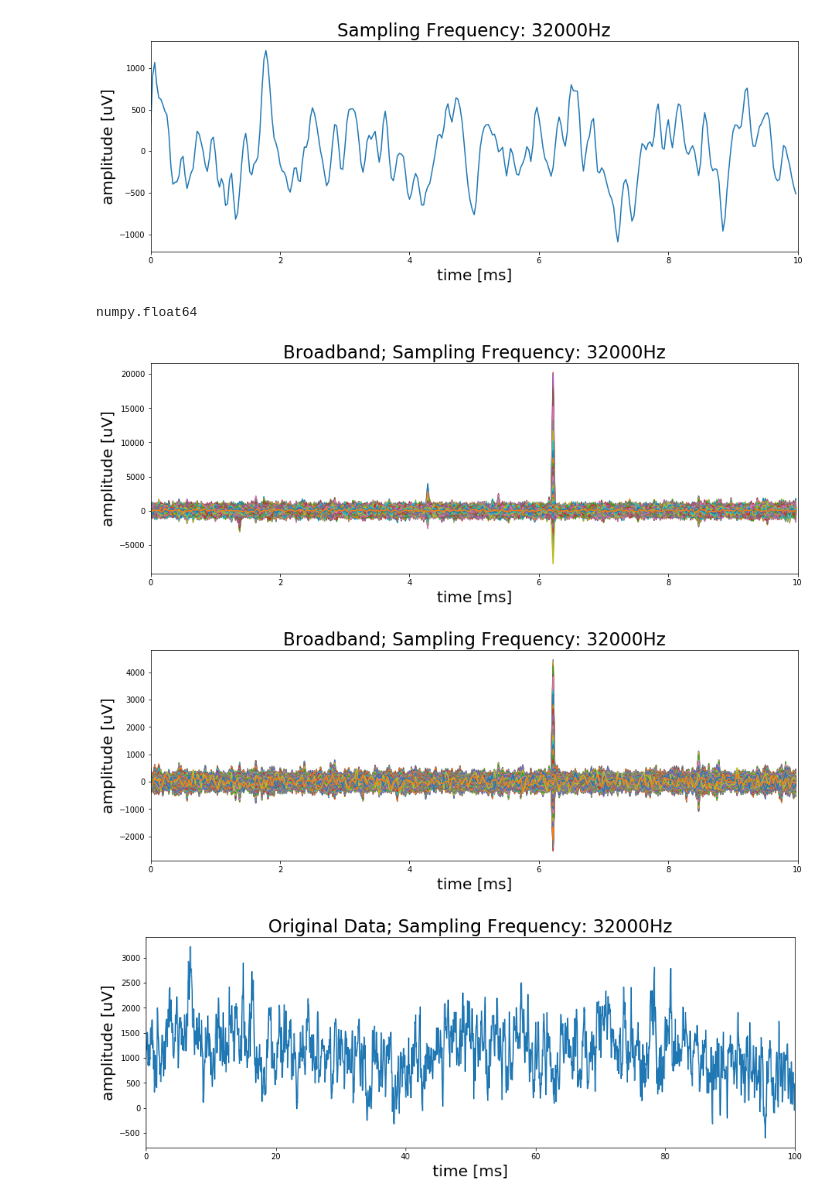
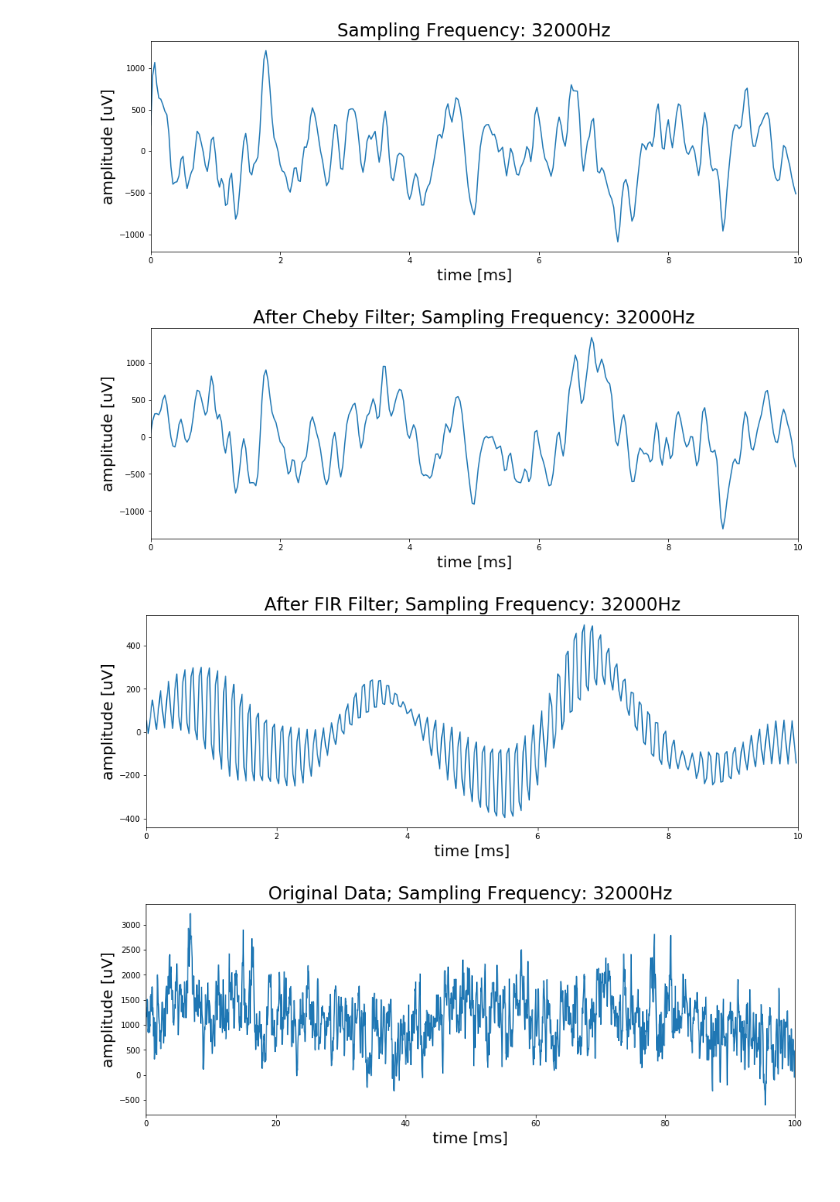
Before and after one commit to ninamiolane/connect, a Jupyter notebook: inspect.ipynb, the cells around one changed output. Saved outputs shown, nothing was run; the diff lists cells and outputs as text; code cells hidden in the pictures.

```diff
--- a/inspect.ipynb
+++ b/inspect.ipynb
@@ -142,10 +140,6 @@ samples_passband = filter_passband(samples, sf=ops_fs)
 plot_samples(samples_passband, 10)
 # %% [output]
 [figure]
-# %%
-type(nyq)
-# %% [output]
-numpy.float64
 # %%
 def filter_cheby(samples):
     """
@@ -167,33 +161,32 @@ def filter_cheby(samples):
 
 # Apply only this filter to raw data
 samples_cheby = filter_cheby(samples)
-plot_samples(samples_cheby, 10)
+plot_samples(samples_cheby, 10, 'After Cheby Filter; ')
 # %% [output]
-[figure, old version]
+[figure, new version]
 # %%
 def filter_firwin(samples):
     """
     Second filter applied by Eric, in matlab code from Archive.zip.
     Low order Hann Filter.
 
     Rmk: Length of the filter = number of coefficients, i.e. the filter order + 1.
     """
     filter_length = ops_fir_order + 1
     cutoff_frequencies = [ops_lowcut - ops_delta, ops_highcut + ops_delta] / ops_nyq
     b1 = signal.firwin(
         numtaps=filter_length,
         cutoff=cutoff_frequencies,
         window='hann')
     beq = np.convolve(b1, b1) # 2 stage filter
 
     # Applying filters, with 0 phase lag
     filtered_samples = signal.filtfilt(beq, 1, samples)
     return filtered_samples
 
-# Apply only this filter to raw data
 samples_firwin = filter_firwin(samples_cheby)
-plot_samples(samples_firwin, 10)
+plot_samples(samples_firwin, 10, 'After FIR Filter; ')
 # %% [output]
-[figure, old version]
+[figure, new version]
 # %%
 # Consecutive filters on same graph
```
Also changed, not shown: parts of 19 cells of this notebook, 1 other file.
